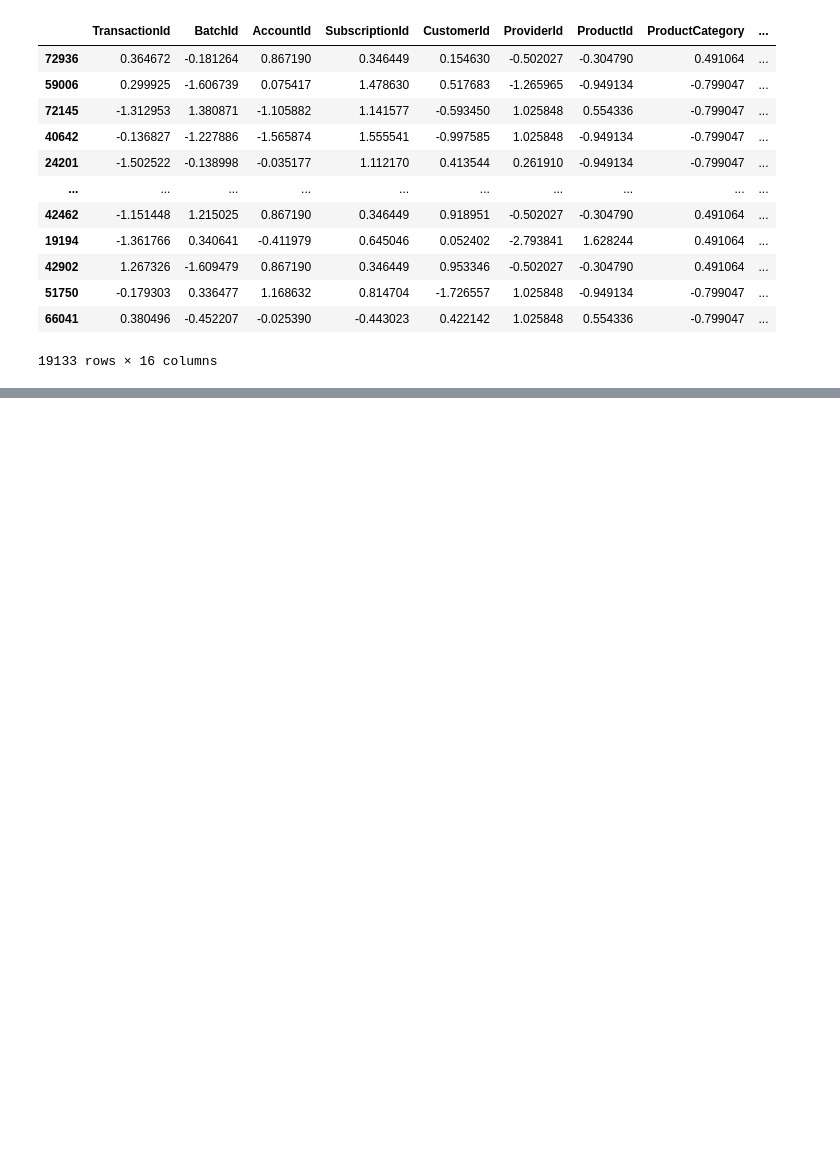
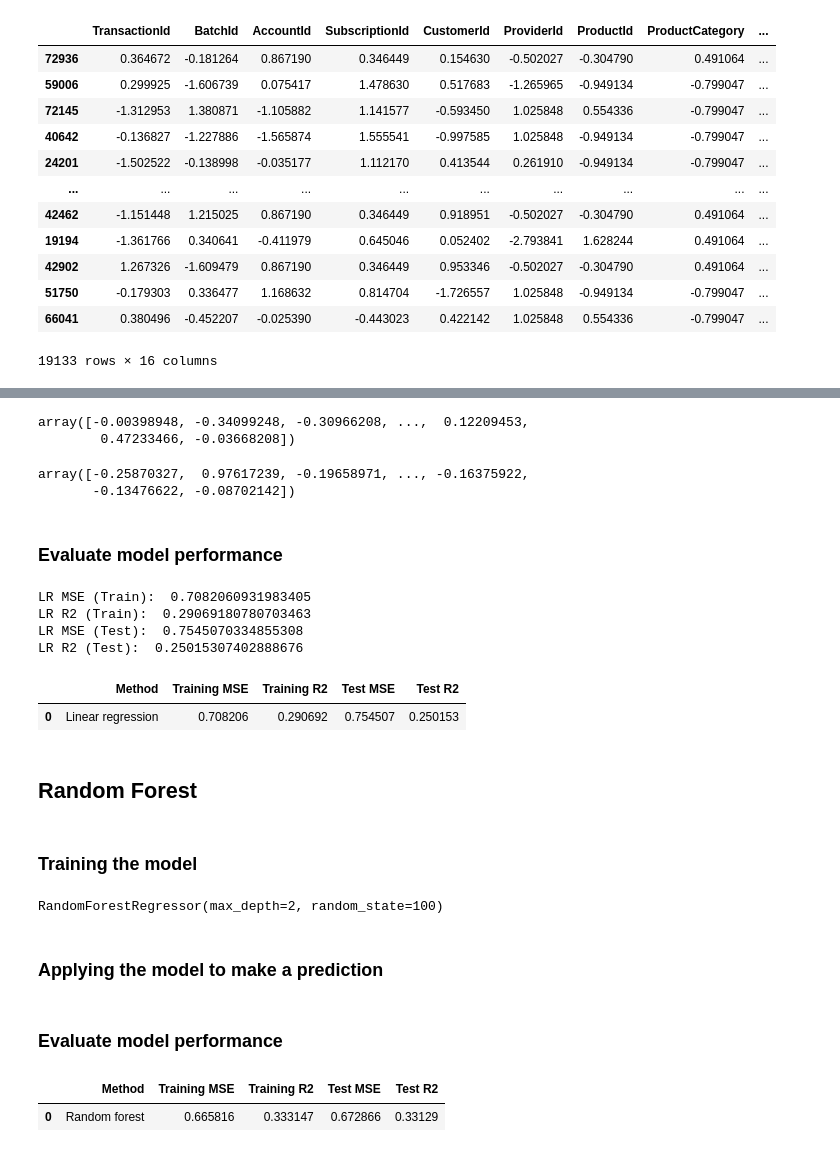
Before and after one commit to YeabsiraTibebu/Credit-Scoring-Model, a Jupyter notebook: notebook/Modelling.ipynb, the cells around one changed output, grey strips where cells are left out. Drawn from its saved outputs; the diff is of its cells as text; code cells hidden in the pictures; blank space fills up the shorter version.

Commit message:
Modelling

```diff
--- a/notebook/Modelling.ipynb
+++ b/notebook/Modelling.ipynb
@@ -116,0 +123,3 @@ X_test
+# %%
+lr = LinearRegression()
+lr.fit(X_train, y_train)
@@ -116,0 +130,49 @@ X_test
+# %%
+y_lr_train_pred = lr.predict(X_train)
+y_lr_test_pred = lr.predict(X_test)
+# %%
+y_lr_train_pred
+# %% [output]
+array([-0.00398948, -0.34099248, -0.30966208, ...,  0.12209453,
+        0.47233466, -0.03668208])
+# %%
+y_lr_test_pred
+# %% [output]
+array([-0.25870327,  0.97617239, -0.19658971, ..., -0.16375922,
+       -0.13476622, -0.08702142])
+# %% [markdown]
+### Evaluate model performance
+# %%
+lr_train_mse = mean_squared_error(y_train, y_lr_train_pred)
+lr_train_r2 = r2_score(y_train, y_lr_train_pred)
+
+lr_test_mse = mean_squared_error(y_test, y_lr_test_pred)
+lr_test_r2 = r2_score(y_test, y_lr_test_pred)
+# %%
+print('LR MSE (Train): ', lr_train_mse)
+print('LR R2 (Train): ', lr_train_r2)
+print('LR MSE (Test): ', lr_test_mse)
+print('LR R2 (Test): ', lr_test_r2)
+# %% [output]
+LR MSE (Train):  0.7082060931983405
+LR R2 (Train):  0.29069180780703463
+LR MSE (Test):  0.7545070334855308
+LR R2 (Test):  0.25015307402888676
+# %%
+lr_results = pd.DataFrame(['Linear regression', lr_train_mse, lr_train_r2, lr_test_mse, lr_test_r2]).transpose()
+lr_results.columns = ['Method', 'Training MSE', 'Training R2', 'Test MSE', 'Test R2']
+lr_results
+# %% [output]
+|  | Method | Training MSE | Training R2 | Test MSE | Test R2 |
+| 0 | Linear regression | 0.708206 | 0.290692 | 0.754507 | 0.250153 |
+# %% [markdown]
+## Random Forest
+# %% [markdown]
+### Training the model
+# %%
+rf = RandomForestRegressor(max_depth=2, random_state=100)
+rf.fit(X_train, y_train)
+# %% [output]
+RandomForestRegressor(max_depth=2, random_state=100)
+# %% [markdown]
+### Applying the model to make a prediction
@@ -116,0 +182,2 @@ X_test
+# %% [markdown]
+### Evaluate model performance
@@ -116,0 +190,7 @@ X_test
+# %%
+rf_results = pd.DataFrame(['Random forest', rf_train_mse, rf_train_r2, rf_test_mse, rf_test_r2]).transpose()
+rf_results.columns = ['Method', 'Training MSE', 'Training R2', 'Test MSE', 'Test R2']
+rf_results
+# %% [output]
+|  | Method | Training MSE | Training R2 | Test MSE | Test R2 |
+| 0 | Random forest | 0.665816 | 0.333147 | 0.672866 | 0.33129 |
```
Also changed, not shown: parts of 8 cells of this notebook.
